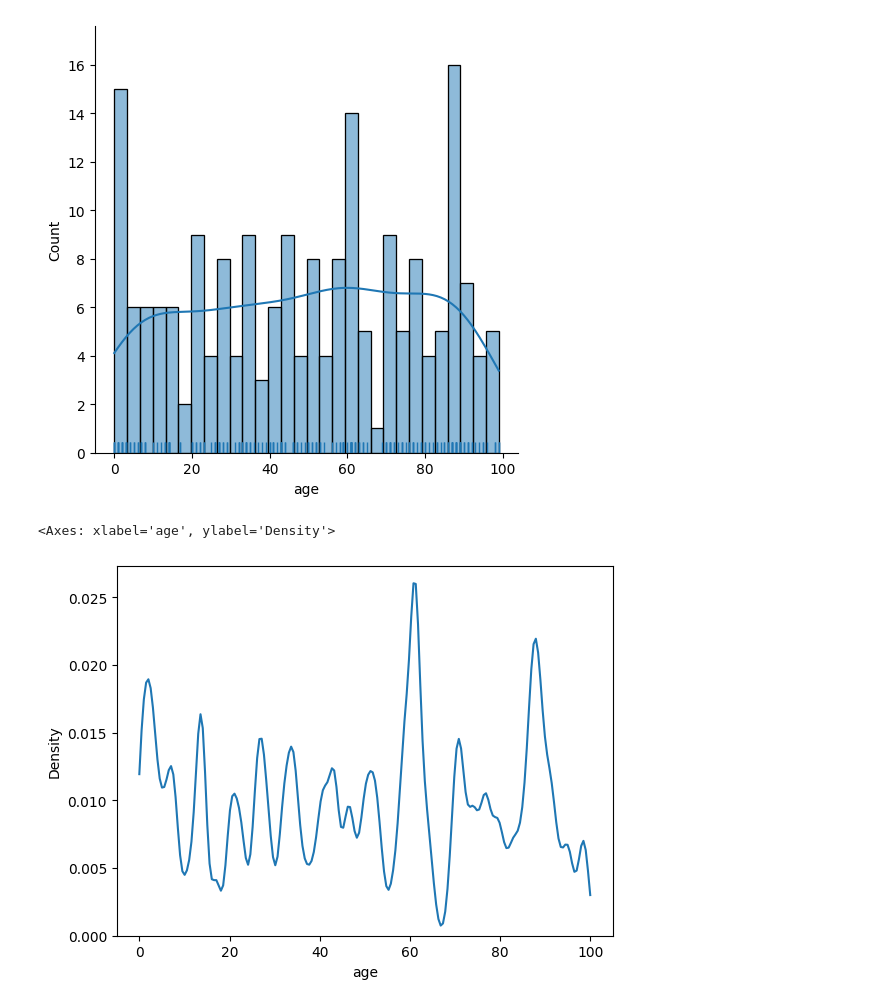
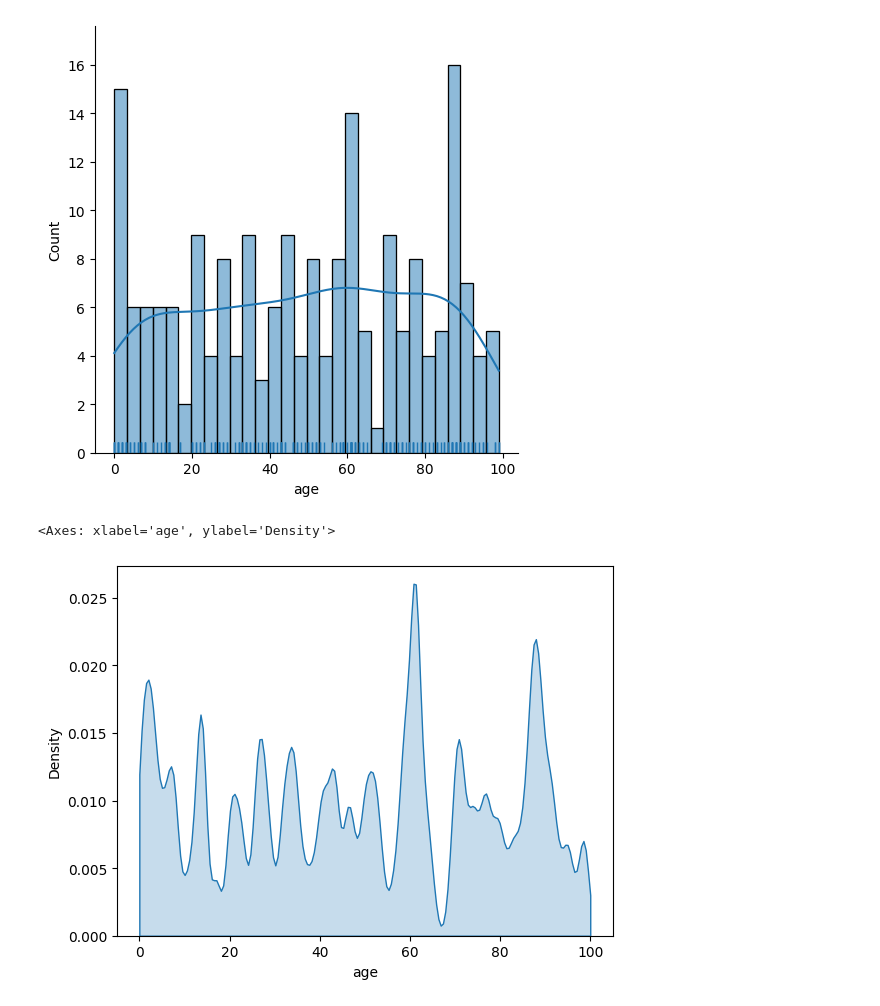
Before and after one commit to che711/DS_ML_course, a Jupyter notebook: lesson5_Seaborn/lesson2_distribution_plots.ipynb, the cells around one changed output. Drawn from its saved outputs; the diff is of its cells as text; code cells hidden in the pictures.

```diff
--- a/lesson5_Seaborn/lesson2_distribution_plots.ipynb
+++ b/lesson5_Seaborn/lesson2_distribution_plots.ipynb
@@ -107,7 +107,7 @@ sns.displot(data=sample_ages, x='age', rug=True, bins=30, kde=True)
 <seaborn.axisgrid.FacetGrid at 0x...>
 [figure]
 # %%
-sns.kdeplot(data=sample_ages,x='age',clip=[0,100],bw_adjust=0.1)
+sns.kdeplot(data=sample_ages,x='age',clip=[0,100],bw_adjust=0.1, fill=True)
 # %% [output]
 <Axes: xlabel='age', ylabel='Density'>
-[figure, old version]
+[figure, new version]
```
Also changed, not shown: 1 other file.
